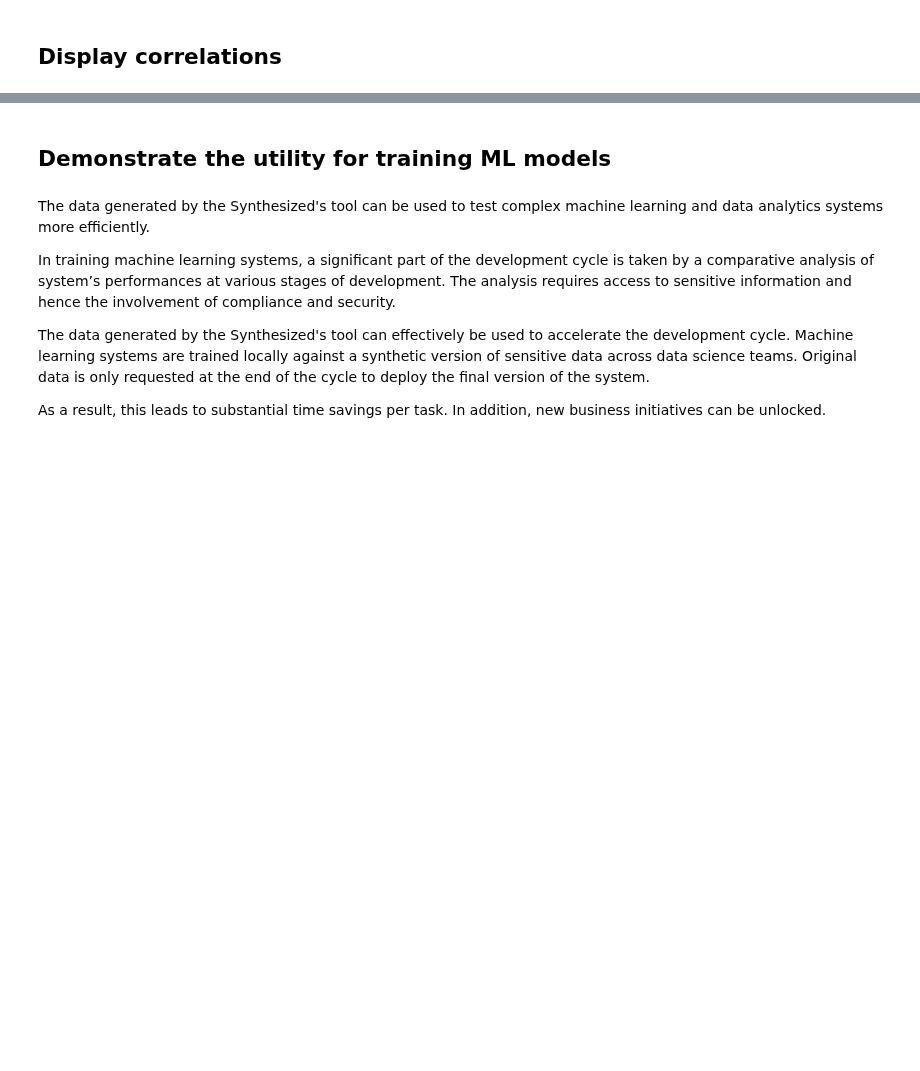
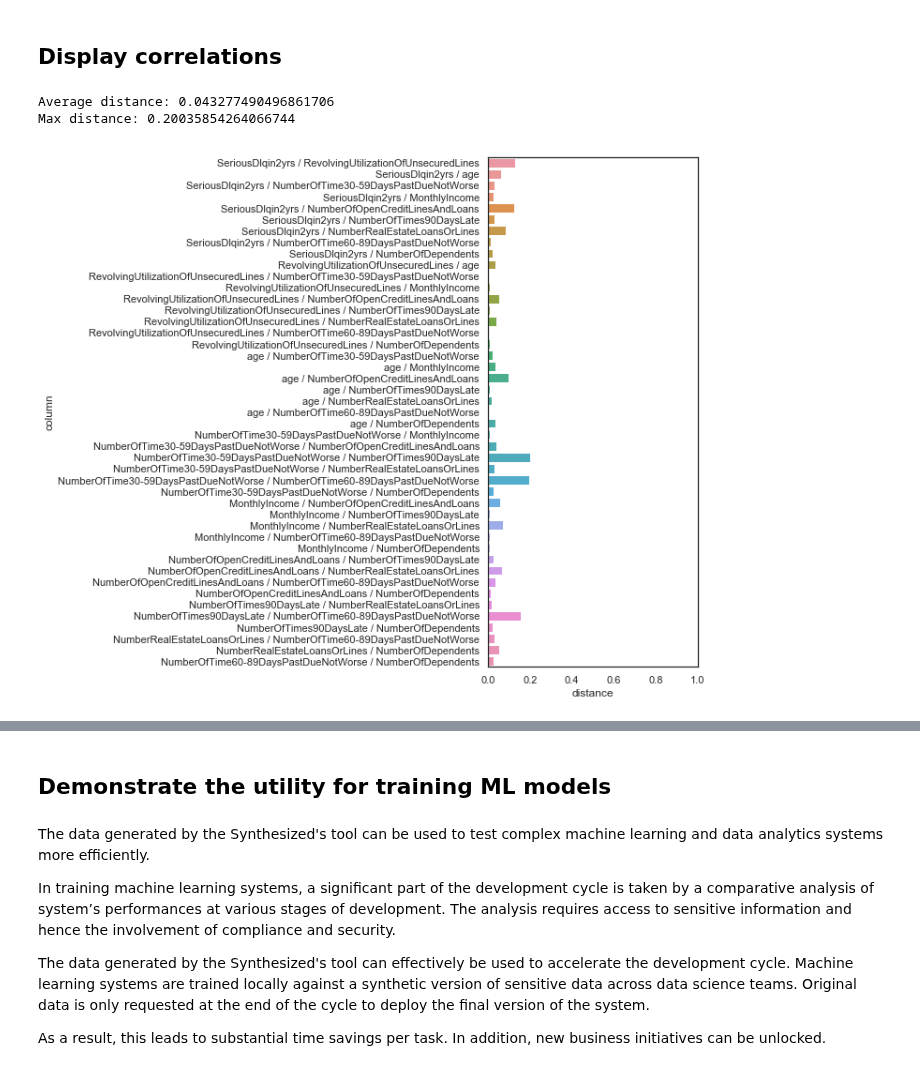
Before and after one commit to synthesized-io/insight, a Jupyter notebook: examples/master_notebook.ipynb, the cells around one changed output, grey strips where cells are left out. Saved outputs shown, nothing was run; the diff lists cells and outputs as text; code cells hidden in the pictures; blank space fills up the shorter version.

```diff
--- a/examples/master_notebook.ipynb
+++ b/examples/master_notebook.ipynb
@@ -131,5 +128,11 @@ testing.show_distributions(remove_outliers=0.01)
 # %% [markdown]
 ## Display correlations
+# %%
+testing.show_corr_distances()
+# %% [output]
+Average distance: 0.043277490496861706
+Max distance: 0.20035854264066744
+[figure, added]
 # %%
 testing.show_corr_matrices()
 # %% [output]
```
Also changed, not shown: parts of 8 cells of this notebook, 1 other file.
